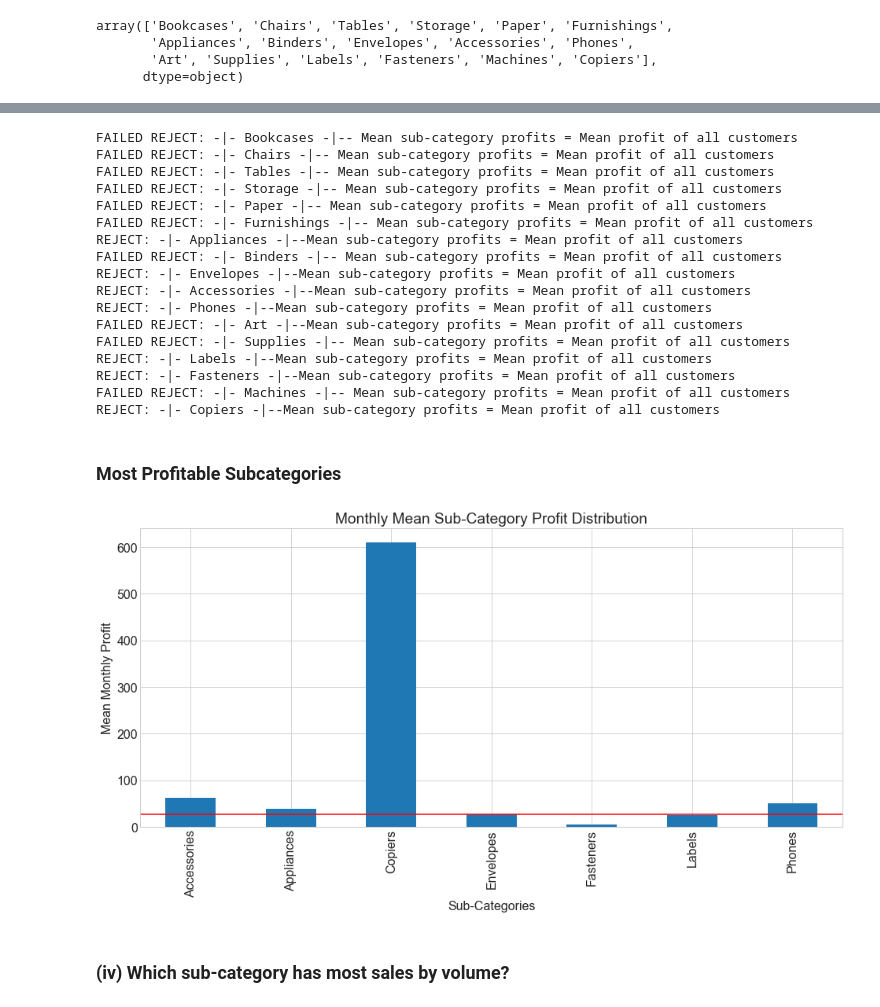
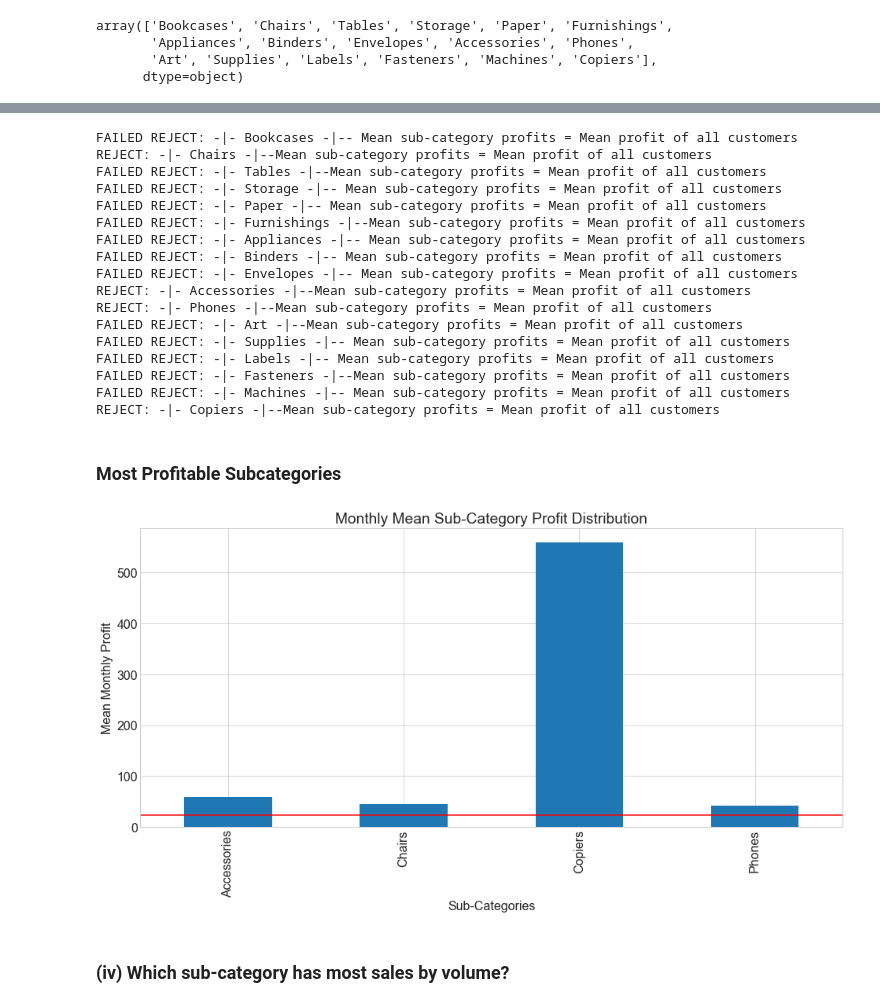
Before and after one commit to superstore-stephen-jesse/superstor-time-series-project, a Jupyter notebook: explore_stephen.ipynb, the cells around one changed output, grey strips where cells are left out. Drawn from its saved outputs; the diff is of its cells as text; code cells hidden in the pictures.

```diff
--- a/explore_stephen.ipynb
+++ b/explore_stephen.ipynb
@@ -433,10 +497,10 @@ HO =  'Mean sub-category profits = Mean profit of all customers'
 H1 = 'Mean sub-category profits > Mean profit of all customers'
 
 # Compute overall profit mean
-overall_profit_mean = train.profit.mean()
+overall_profit_mean = df.profit.mean()
 
-for cat in train.sub_category.unique():
-    sub_cat_profit = train[train.sub_category == cat]
+for cat in df.sub_category.unique():
+    sub_cat_profit = df[df.sub_category == cat]
     sub_cat_len = len(sub_cat_profit)
     if sub_cat_len > 30:
         t, p = stats.ttest_1samp(sub_cat_profit.profit, overall_profit_mean)
@@ -451,46 +515,43 @@ for cat in train.sub_category.unique():
         print(f"REJECT: -|- {cat} -|--{HO}")
 # %% [output]
 FAILED REJECT: -|- Bookcases -|-- Mean sub-category profits = Mean profit of all customers
-FAILED REJECT: -|- Chairs -|-- Mean sub-category profits = Mean profit of all customers
-FAILED REJECT: -|- Tables -|-- Mean sub-category profits = Mean profit of all customers
+REJECT: -|- Chairs -|--Mean sub-category profits = Mean profit of all customers
+FAILED REJECT: -|- Tables -|--Mean sub-category profits = Mean profit of all customers
 FAILED REJECT: -|- Storage -|-- Mean sub-category profits = Mean profit of all customers
 FAILED REJECT: -|- Paper -|-- Mean sub-category profits = Mean profit of all customers
-FAILED REJECT: -|- Furnishings -|-- Mean sub-category profits = Mean profit of all customers
-REJECT: -|- Appliances -|--Mean sub-category profits = Mean profit of all customers
+FAILED REJECT: -|- Furnishings -|--Mean sub-category profits = Mean profit of all customers
+FAILED REJECT: -|- Appliances -|-- Mean sub-category profits = Mean profit of all customers
 FAILED REJECT: -|- Binders -|-- Mean sub-category profits = Mean profit of all customers
-REJECT: -|- Envelopes -|--Mean sub-category profits = Mean profit of all customers
+FAILED REJECT: -|- Envelopes -|-- Mean sub-category profits = Mean profit of all customers
 REJECT: -|- Accessories -|--Mean sub-category profits = Mean profit of all customers
 REJECT: -|- Phones -|--Mean sub-category profits = Mean profit of all customers
 FAILED REJECT: -|- Art -|--Mean sub-category profits = Mean profit of all customers
 FAILED REJECT: -|- Supplies -|-- Mean sub-category profits = Mean profit of all customers
-REJECT: -|- Labels -|--Mean sub-category profits = Mean profit of all customers
-REJECT: -|- Fasteners -|--Mean sub-category profits = Mean profit of all customers
+FAILED REJECT: -|- Labels -|-- Mean sub-category profits = Mean profit of all customers
+FAILED REJECT: -|- Fasteners -|--Mean sub-category profits = Mean profit of all customers
 FAILED REJECT: -|- Machines -|-- Mean sub-category profits = Mean profit of all customers
 REJECT: -|- Copiers -|--Mean sub-category profits = Mean profit of all customers
 # %% [markdown]
 ### Most Profitable Subcategories
 # %%
 # Sub df with profitable sub-categories
-profit_sub_cat = train[(train.sub_category == 'Appliances') |
-                       (train.sub_category == 'Phones') |
-                       (train.sub_category == 'Envelopes')|
-                       (train.sub_category == 'Labels') |
-                       (train.sub_category == 'Fasteners') |
-                       (train.sub_category == 'Copiers') |
-                       (train.sub_category == 'Accessories')
+profit_sub_cat = df[(df.sub_category == 'Chairs') |
+                       (df.sub_category == 'Phones') |
+                       (df.sub_category == 'Copiers') |
+                       (df.sub_category == 'Accessories')
                       ]
 # %%
 # Mean monthly profit by
 
-mean_profit = train.groupby(train.index.month).profit.mean().mean()
+mean_profit = df.groupby(df.index.month).profit.mean().mean()
 profit_sub_cat.groupby('sub_category').profit.mean().plot.bar()
 plt.axhline(mean_profit, color="r")
 plt.title('Monthly Mean Sub-Category Profit Distribution')
 plt.xlabel('Sub-Categories')
 plt.ylabel('Mean Monthly Profit')
 
 plt.show()
 # %% [output]
-[figure, old version]
+[figure, new version]
 # %% [markdown]
 ### (iv) Which sub-category has most sales by volume?
```
Also changed, not shown: parts of 37 cells of this notebook.
